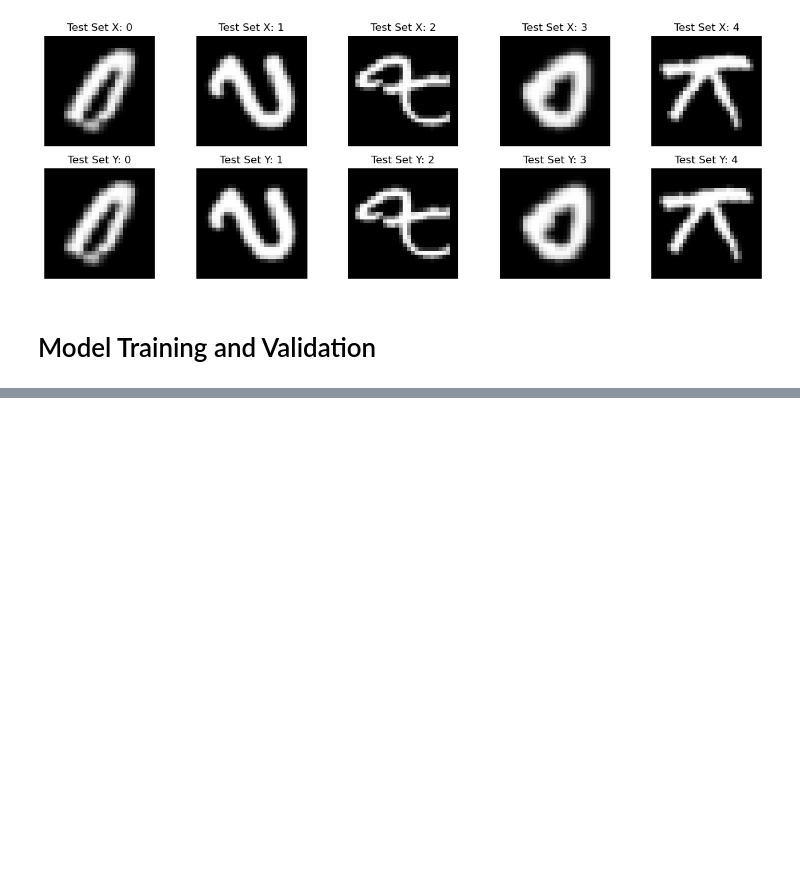
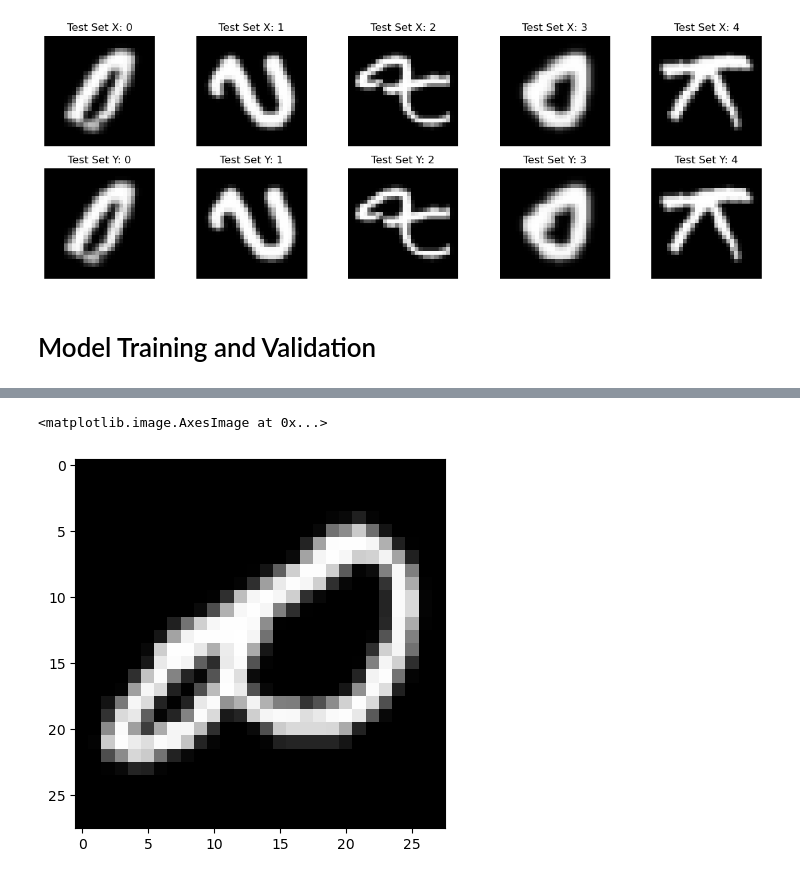
Before and after one commit to ftaghiyev/dynamic-knn-cnn-with-graph, a Jupyter notebook: Graph Anything/GraphAE.ipynb, the cells around one changed output, grey strips where cells are left out. Saved outputs shown, nothing was run; the diff lists cells and outputs as text; code cells hidden in the pictures; blank space fills up the shorter version.

```diff
--- a/Graph Anything/GraphAE.ipynb
+++ b/Graph Anything/GraphAE.ipynb
@@ -469,3 +464,22 @@ for epoch in range(epochs):
     print(f"Epoch [{epoch+1}/{epochs}] - "
           f"Train Loss: {avg_train_loss:.4f} | "
           f"Val Loss: {avg_val_loss:.4f}")
+# %%
+device = torch.device('cuda' if torch.cuda.is_available() else 'cpu')
+
+model = ImageGraphAutoencoder(
+    in_channels=1,
+    feature_dim=64,
+    node_dim=64,
+    encoder_hidden=32,
+    decoder_hidden=32,
+    gcn_encoder_layers=2,
+    gcn_decoder_layers=2
+).to(device)
+
+model.load_state_dict(torch.load('best_model.pth', map_location=device))
+model_best = model.to(device)
+
+# Load last epoch model
+model.load_state_dict(torch.load('last_epoch_model.pth', map_location=device))
+model_last = model.to(device)
@@ -471,0 +527,5 @@ for epoch in range(epochs):
+# %%
+plt.imshow(test_samples[4].cpu().squeeze(),cmap='gray')
+# %% [output]
+<matplotlib.image.AxesImage at 0x...>
+[figure, added]
```
Also changed, not shown: parts of 14 cells of this notebook, 1 other file.
